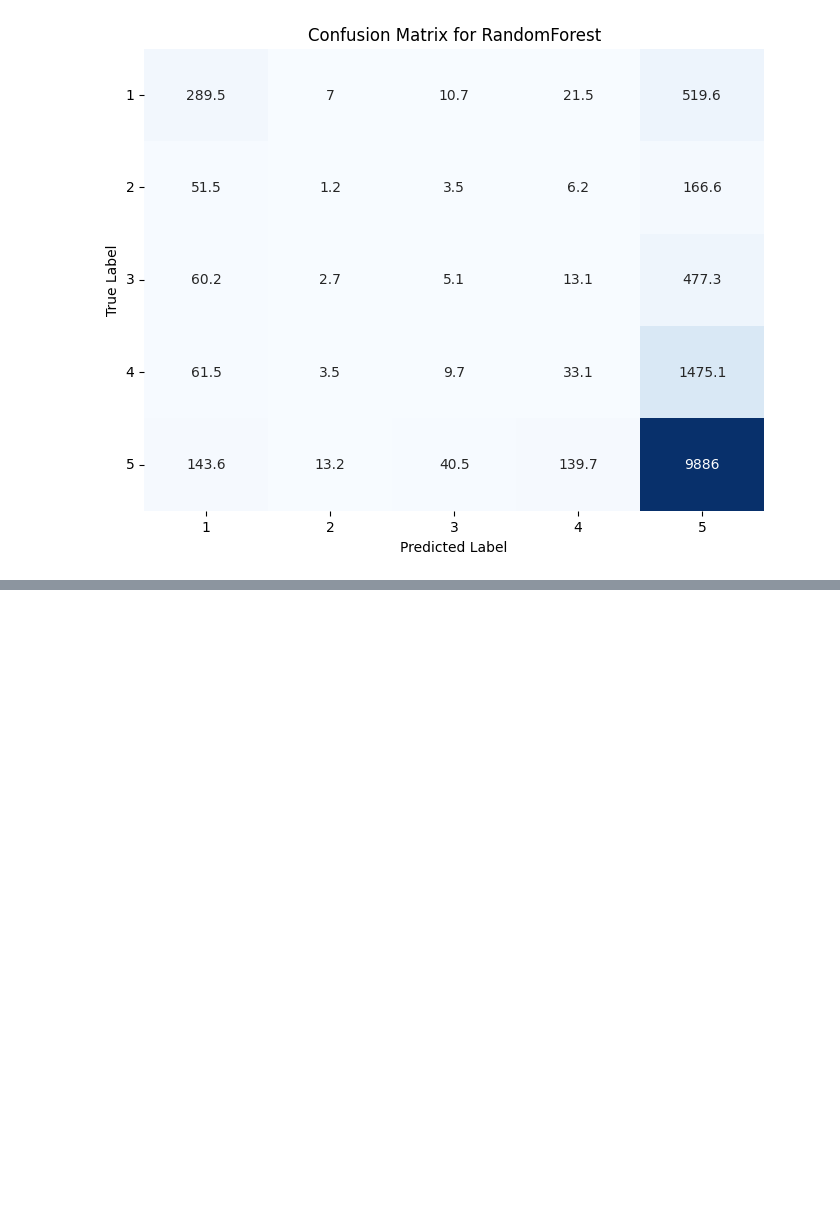
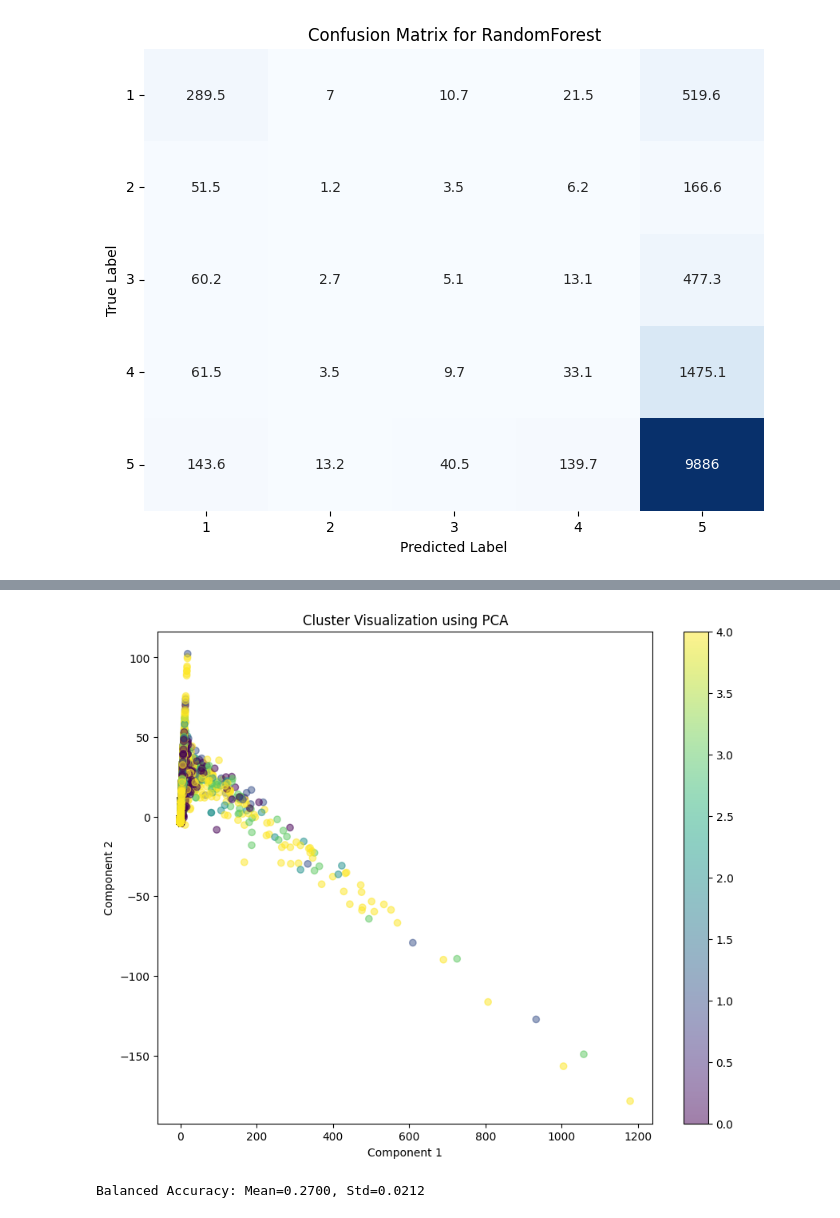
Before and after one commit to Silvano315/NLP-for-ChatGPT-Reviews, a Jupyter notebook: ML_prediction.ipynb, the cells around one changed output, grey strips where cells are left out. Saved outputs shown, nothing was run; the diff lists cells and outputs as text; code cells hidden in the pictures; blank space fills up the shorter version.

```diff
--- a/ML_prediction.ipynb
+++ b/ML_prediction.ipynb
@@ -210,0 +271,7 @@ plot_confusion_matrix(conf_matrix, model_name = chosen_model)
+# %%
+# Applying Tomek Links
+
+X_res_tom, y_res_tom = tomek_links_undersample(X, y)
+
+print('New score values distribution:')
+y_res_tom.value_counts()
@@ -210,0 +287,15 @@ plot_confusion_matrix(conf_matrix, model_name = chosen_model)
+# %%
+# Visualize the undersampled data with PCA
+
+visualize_clusters(X_res_tom, y_res_tom, method='PCA')
+# %% [output]
+[figure, added]
+# %%
+# Evaluate Random Forest performance
+
+model = RandomForestClassifier(random_state=42)
+
+scores = cross_val_score(model, X_res_tom, y_res_tom, cv=10, scoring='balanced_accuracy')
+print(f'Balanced Accuracy: Mean={scores.mean():.4f}, Std={scores.std():.4f}')
+# %% [output]
+Balanced Accuracy: Mean=0.2700, Std=0.0212
```
Also changed, not shown: parts of 19 cells of this notebook.
